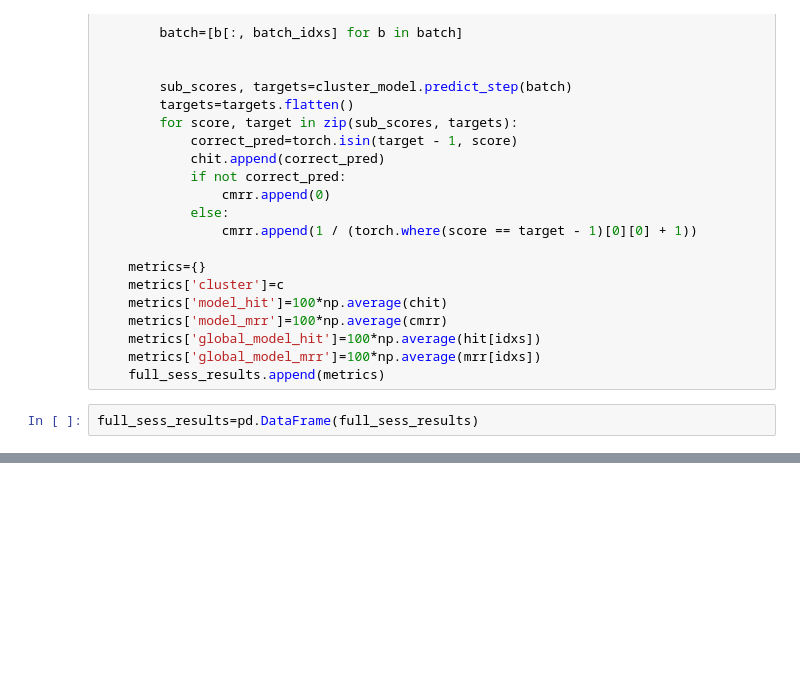
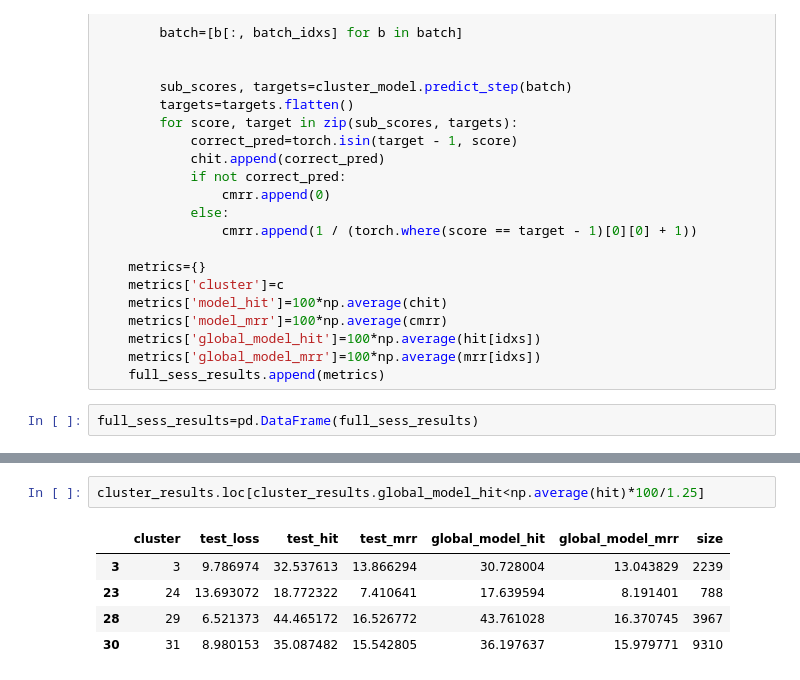
Before and after one commit to kpuchalskixiv/GNN_Master, a Jupyter notebook: srgnn/test_gm_switch_case.ipynb, the cells around one changed output, grey strips where cells are left out. Drawn from its saved outputs; the diff is of its cells as text; blank space fills up the shorter version.

```diff
--- a/srgnn/test_gm_switch_case.ipynb
+++ b/srgnn/test_gm_switch_case.ipynb
@@ -280,0 +390,8 @@ full_sess_results.iloc[(full_sess_results.model_hit>full_sess_results.global_mod
+# %%
+cluster_results.loc[cluster_results.global_model_hit<np.average(hit)*100/1.25]
+# %% [output]
+|  | cluster | test_loss | test_hit | test_mrr | global_model_hit | global_model_mrr | size |
+| 3 | 3 | 9.786974 | 32.537613 | 13.866294 | 30.728004 | 13.043829 | 2239 |
+| 23 | 24 | 13.693072 | 18.772322 | 7.410641 | 17.639594 | 8.191401 | 788 |
+| 28 | 29 | 6.521373 | 44.465172 | 16.526772 | 43.761028 | 16.370745 | 3967 |
+| 30 | 31 | 8.980153 | 35.087482 | 15.542805 | 36.197637 | 15.979771 | 9310 |
```
Also changed, not shown: parts of 25 cells of this notebook, 3 other files.
